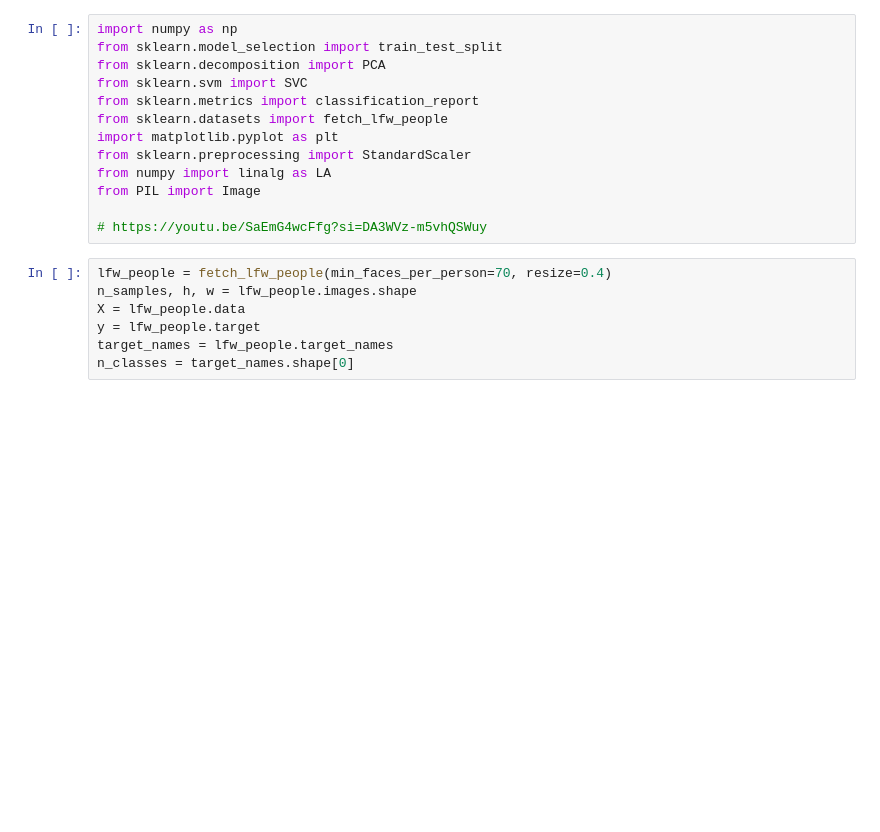
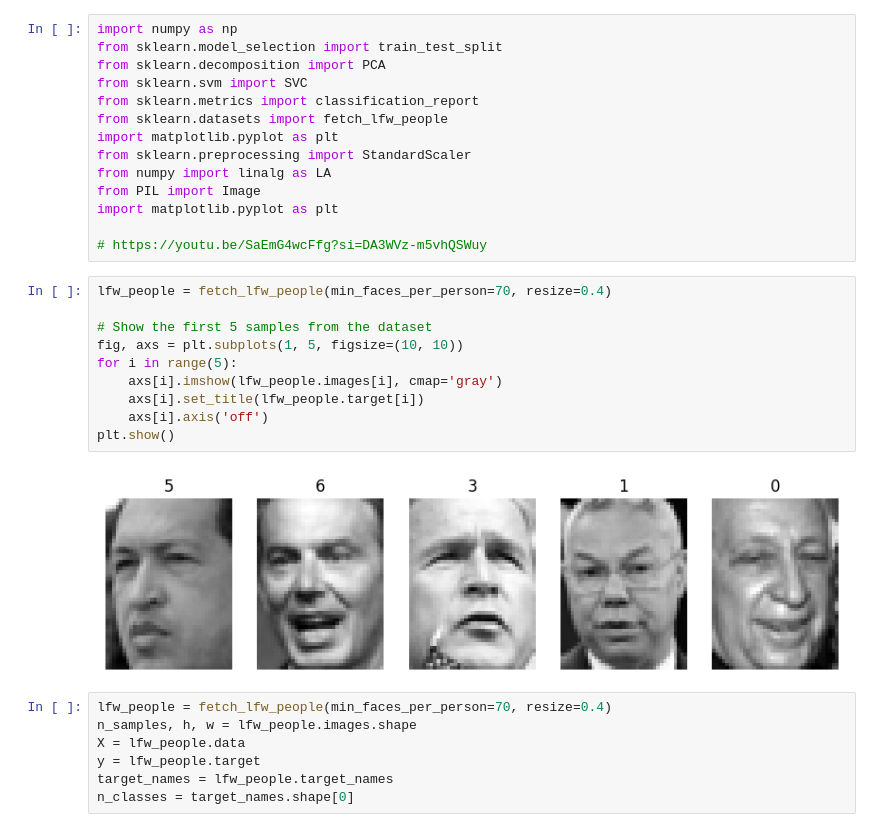
Before and after one commit to omar-adel1/Ellipse-Detection-Using-Hough-Transform, a Jupyter notebook: eigen_faces/eigenfaces.ipynb, the cells around one changed output. Cells and saved outputs as stored; diff of their text form; blank space fills up the shorter version.

```diff
--- a/eigen_faces/eigenfaces.ipynb
+++ b/eigen_faces/eigenfaces.ipynb
@@ -9,8 +9,21 @@ import matplotlib.pyplot as plt
 from sklearn.preprocessing import StandardScaler
 from numpy import linalg as LA
 from PIL import Image
+import matplotlib.pyplot as plt
 
 # https://youtu.be/SaEmG4wcFfg?si=DA3WVz-m5vhQSWuy
+# %%
+lfw_people = fetch_lfw_people(min_faces_per_person=70, resize=0.4)
+
+# Show the first 5 samples from the dataset
+fig, axs = plt.subplots(1, 5, figsize=(10, 10))
+for i in range(5):
+    axs[i].imshow(lfw_people.images[i], cmap='gray')
+    axs[i].set_title(lfw_people.target[i])
+    axs[i].axis('off')
+plt.show()
+# %% [output]
+[figure, added]
 # %%
 lfw_people = fetch_lfw_people(min_faces_per_person=70, resize=0.4)
 n_samples, h, w = lfw_people.images.shape
```
Also changed, not shown: parts of 1 cell of this notebook, 1 other file.
